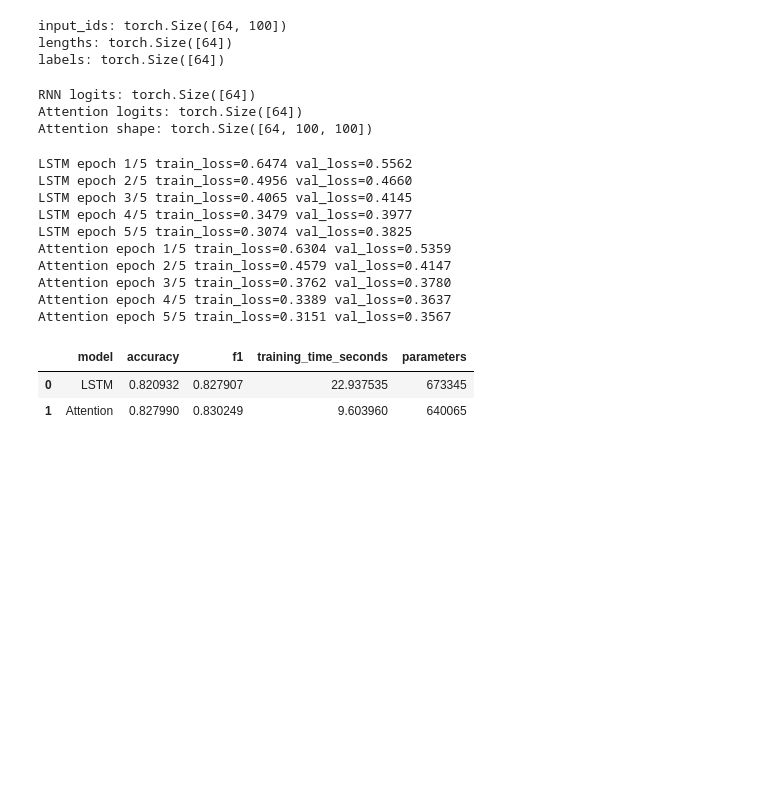
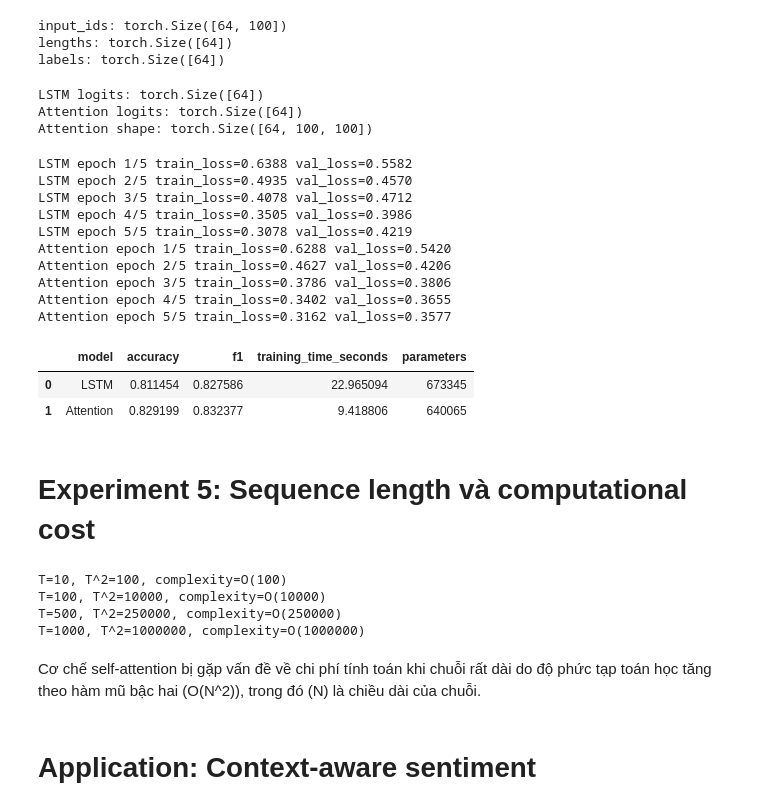
Before and after one commit to Tralaiday/NLP, a Jupyter notebook: Lab6/src/self_attention.ipynb, the cells around one changed output. Saved outputs shown, nothing was run; the diff lists cells and outputs as text; code cells hidden in the pictures; blank space fills up the shorter version.

```diff
--- a/Lab6/src/self_attention.ipynb
+++ b/Lab6/src/self_attention.ipynb
@@ -257,7 +227,7 @@ for token in selected_tokens:
 
     print(f"\nQuery token: {token}")
 
-    for key_index in np.argsort(row)[::-1]:
+    for key_index in np.argsort(row)[::-1][:3]:
         print(
             f"  attends to {sentence_1[key_index]:>10}: "
             f"{row[key_index]:.4f}"
@@ -442,7 +409,7 @@ with torch.no_grad():
     lstm_logits = lstm_model(input_ids, lengths)
     attention_logits = attention_model(input_ids, lengths)
 
-print("RNN logits:", lstm_logits.shape)
+print("LSTM logits:", lstm_logits.shape)
 print("Attention logits:", attention_logits.shape)
 
 with torch.no_grad():
@@ -454,7 +421,7 @@ with torch.no_grad():
 
 print("Attention shape:", attention.shape)
 # %% [output]
-RNN logits: torch.Size([64])
+LSTM logits: torch.Size([64])
 Attention logits: torch.Size([64])
 Attention shape: torch.Size([64, 100, 100])
 # %%
@@ -615,44 +582,61 @@ attention_metrics = evaluate_metrics(
     device,
 )
 # %% [output]
-LSTM epoch 1/5 train_loss=0.6474 val_loss=0.5562
-LSTM epoch 2/5 train_loss=0.4956 val_loss=0.4660
-LSTM epoch 3/5 train_loss=0.4065 val_loss=0.4145
-LSTM epoch 4/5 train_loss=0.3479 val_loss=0.3977
-LSTM epoch 5/5 train_loss=0.3074 val_loss=0.3825
-Attention epoch 1/5 train_loss=0.6304 val_loss=0.5359
-Attention epoch 2/5 train_loss=0.4579 val_loss=0.4147
-Attention epoch 3/5 train_loss=0.3762 val_loss=0.3780
-Attention epoch 4/5 train_loss=0.3389 val_loss=0.3637
-Attention epoch 5/5 train_loss=0.3151 val_loss=0.3567
+LSTM epoch 1/5 train_loss=0.6388 val_loss=0.5582
+LSTM epoch 2/5 train_loss=0.4935 val_loss=0.4570
+LSTM epoch 3/5 train_loss=0.4078 val_loss=0.4712
+LSTM epoch 4/5 train_loss=0.3505 val_loss=0.3986
+LSTM epoch 5/5 train_loss=0.3078 val_loss=0.4219
+Attention epoch 1/5 train_loss=0.6288 val_loss=0.5420
+Attention epoch 2/5 train_loss=0.4627 val_loss=0.4206
+Attention epoch 3/5 train_loss=0.3786 val_loss=0.3806
+Attention epoch 4/5 train_loss=0.3402 val_loss=0.3655
+Attention epoch 5/5 train_loss=0.3162 val_loss=0.3577
 # %%
 def count_parameters(model):
     return sum(
         parameter.numel()
         for parameter in model.parameters()
         if parameter.requires_grad
     )
 
 results = [
     {
         "model": "LSTM",
         "accuracy": lstm_metrics["accuracy"],
         "f1": lstm_metrics["f1"],
         "training_time_seconds": lstm_time,
         "parameters": count_parameters(lstm_model),
     },
     {
         "model": "Attention",
         "accuracy": attention_metrics["accuracy"],
         "f1": attention_metrics["f1"],
         "training_time_seconds": attention_time,
         "parameters": count_parameters(attention_model),
     },
 ]
 
 df_result = pd.DataFrame(results)
+df_result.to_csv('results.csv', index=False)
 df_result
 # %% [output]
 |  | model | accuracy | f1 | training_time_seconds | parameters |
-| 0 | LSTM | 0.820932 | 0.827907 | 22.937535 | 673345 |
-| 1 | Attention | 0.827990 | 0.830249 | 9.603960 | 640065 |
+| 0 | LSTM | 0.811454 | 0.827586 | 22.965094 | 673345 |
+| 1 | Attention | 0.829199 | 0.832377 | 9.418806 | 640065 |
+# %% [markdown]
+# Experiment 5: Sequence length và computational cost
+# %%
+lengths = [10, 100, 500, 1000]
+
+for T in lengths:
+    print(f"T={T}, T^2={T*T}, complexity=O({T*T})")
+# %% [output]
+T=10, T^2=100, complexity=O(100)
+T=100, T^2=10000, complexity=O(10000)
+T=500, T^2=250000, complexity=O(250000)
+T=1000, T^2=1000000, complexity=O(1000000)
+# %% [markdown]
+Cơ chế self-attention bị gặp vấn đề về chi phí tính toán khi chuỗi rất dài do độ phức tạp toán học tăng theo hàm mũ bậc hai \(O(N^2)\), trong đó \(N\) là chiều dài của chuỗi.
+# %% [markdown]
+# Application: Context-aware sentiment
```
Also changed, not shown: parts of 11 cells of this notebook.
